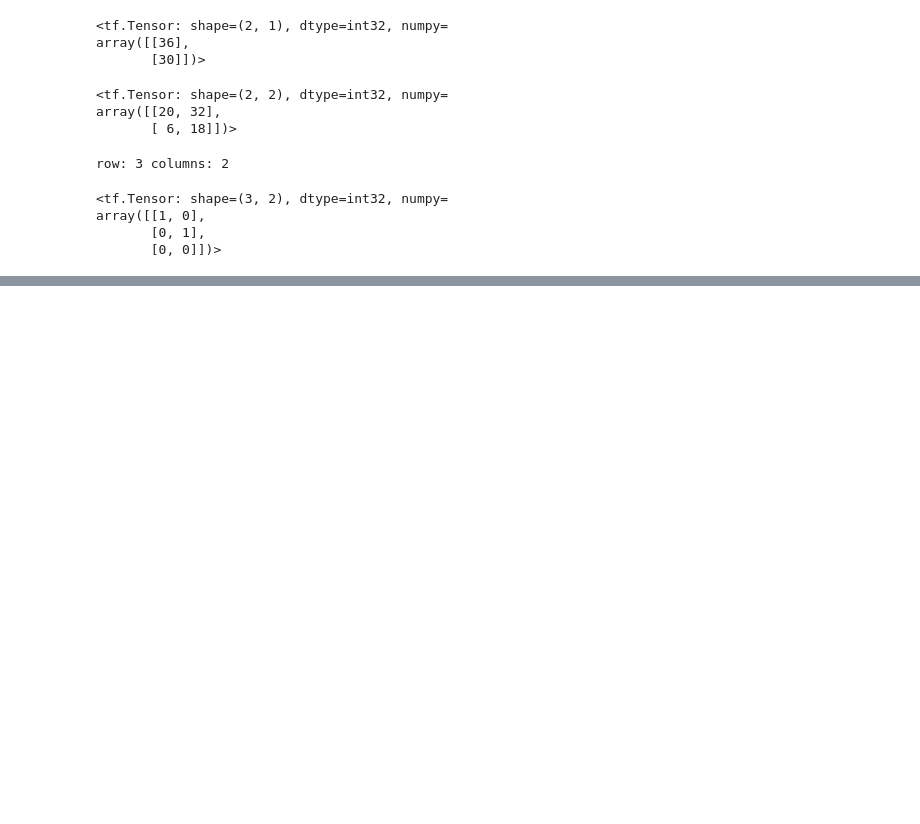
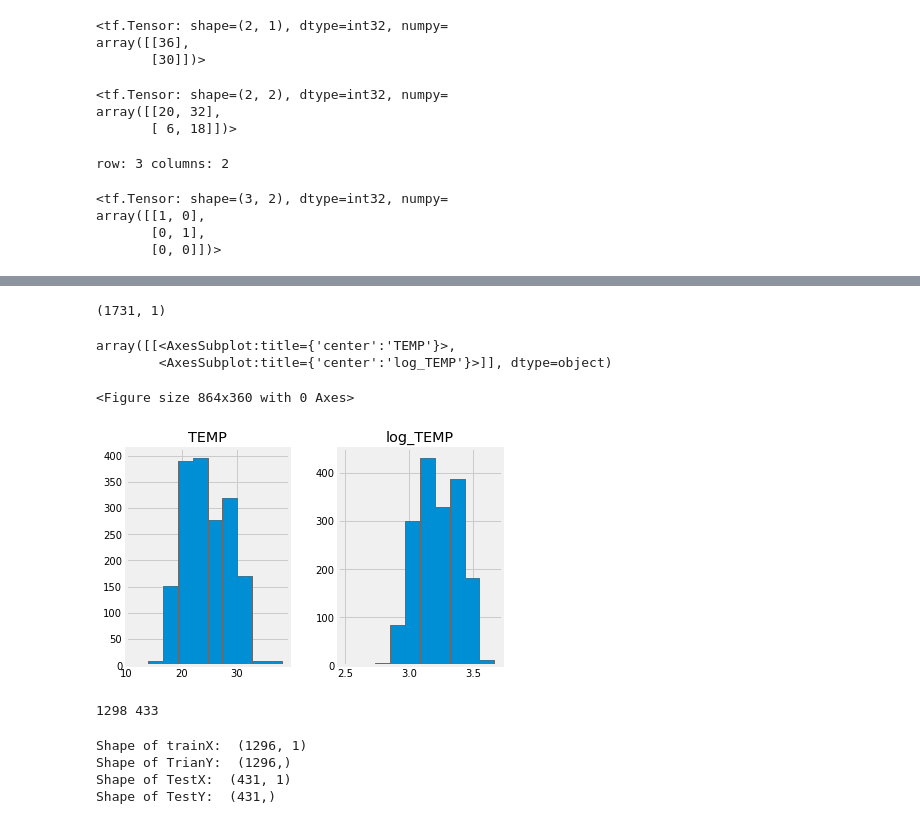
Before and after one commit to vijay113/Jupyter_Python, a Jupyter notebook: tensor_flow_tutorial.ipynb, the cells around one changed output, grey strips where cells are left out. Saved outputs shown, nothing was run; the diff lists cells and outputs as text; code cells hidden in the pictures; blank space fills up the shorter version.

```diff
--- a/tensor_flow_tutorial.ipynb
+++ b/tensor_flow_tutorial.ipynb
@@ -172,0 +175,3 @@ print("Testing")
+# %%
+df = pd.read_csv("air_quality.csv",sep=" ")
+df.head()
@@ -172,0 +189,12 @@ print("Testing")
+# %%
+# Convert Time to Datetime format:
+
+def combine_date(df, tab_name):
+    list_tab = []
+    for i in range(df.shape[0]):
+        list_tab.append(df.loc[i,"Tanggal"] + "T"+ df.loc[i,tab_name][0:2])
+    return np.array(list_tab, dtype = "datetime64")
+
+df["Datetime"]= combine_date(df,"Jam")
+#df = df[["Datetime",df.columns]]
+df.head()
@@ -172,0 +208,3 @@ print("Testing")
+# %%
+df2 = df.groupby(["Datetime"]).mean()
+df2.head()
@@ -172,0 +302,54 @@ print("Testing")
+# %%
+# log transformation to deal with skewed data
+
+dataset = np.log1p(df2[["TEMP"]].values)
+dataset.shape
+# %% [output]
+(1731, 1)
+# %%
+# Create New DataFrame to Compare the original Vs Log Transform data
+dist_df = pd.DataFrame({"TEMP": df2["TEMP"].values,"log_TEMP":dataset[:,0]})
+
+# Histogram plot original vs log transform data
+plt.figure(figsize=(12,5))
+dist_df.hist()
+# %% [output]
+array([[<AxesSubplot:title={'center':'TEMP'}>,
+        <AxesSubplot:title={'center':'log_TEMP'}>]], dtype=object)
+<Figure size 864x360 with 0 Axes>
+[figure, added]
+# %%
+# split the dataset into train and test sets
+
+train_size = int(len(dataset)*0.75)
+test_size = len(dataset) - train_size
+train, test = dataset[0:train_size,:], dataset[train_size:len(dataset),:]
+print(len(train),len(test))
+# %% [output]
+1298 433
+# %%
+# Convert an array of values into a dataset matrix
+
+def create_dataset(dataset, look_back = 1):
+    dataX, dataY = [],[]
+    for i in range(len(dataset)-look_back-1):
+        a = dataset[i:(i+look_back),0]
+        dataX.append(a)
+        dataY.append(dataset[i + look_back, 0])
+    return np.array(dataX), np.array(dataY)
+
+# Reshape the train and test data
+
+look_back = 1
+trainX, trainY = create_dataset(train,look_back)
+testX, testY = create_dataset(test,look_back)
+
+print("Shape of trainX: ",trainX.shape)
+print("Shape of TrianY: ",trainY.shape)
+print("Shape of TestX: ", testX.shape)
+print("Shape of TestY: ", testY.shape)
+# %% [output]
+Shape of trainX:  (1296, 1)
+Shape of TrianY:  (1296,)
+Shape of TestX:  (431, 1)
+Shape of TestY:  (431,)
```
Also changed, not shown: parts of 13 cells of this notebook, 1 other file.
